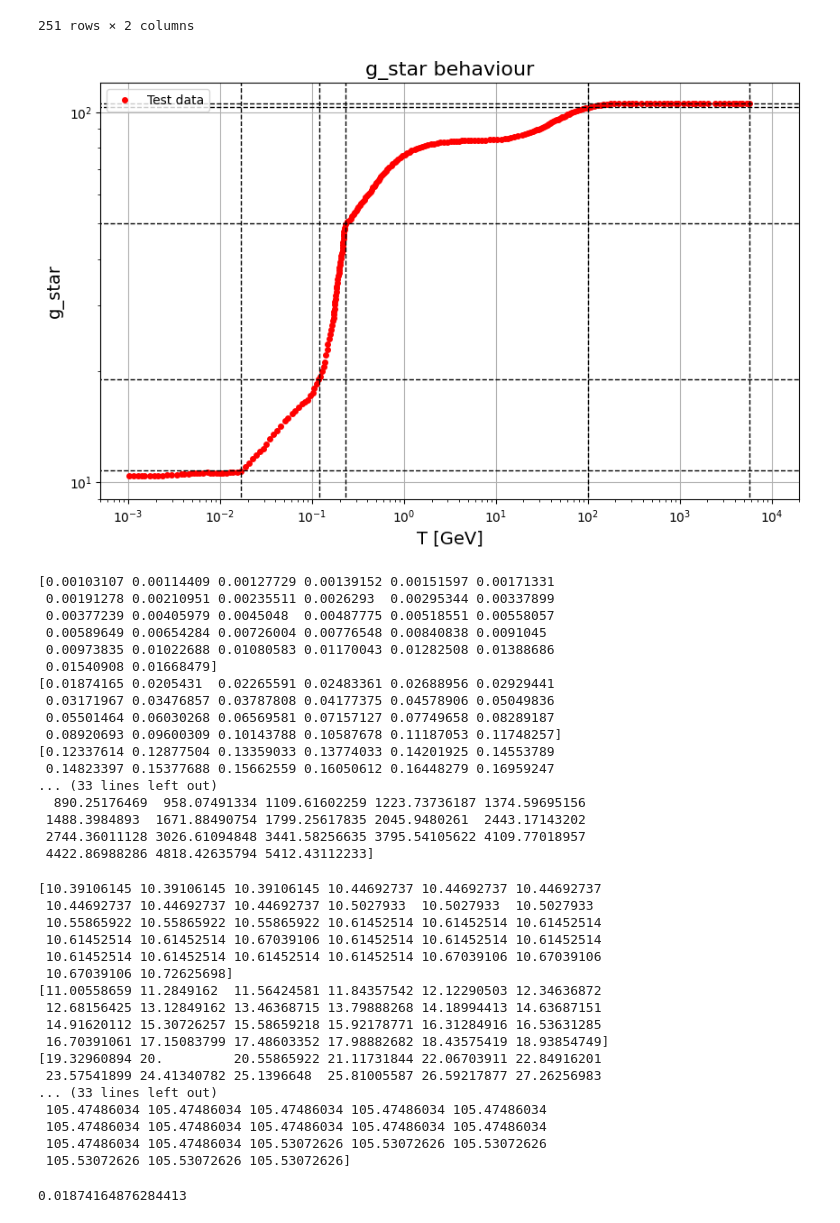
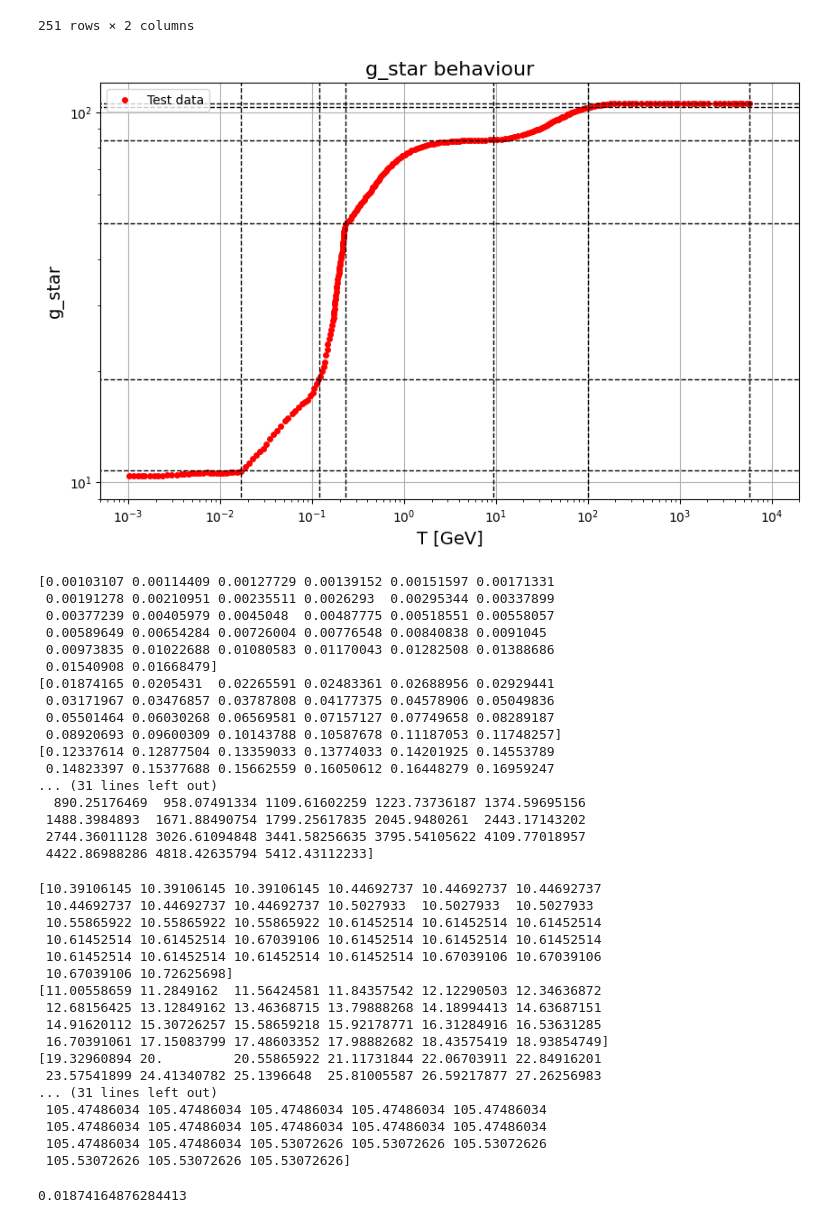
Before and after one commit to nico0407/DM-freeze-out, a Jupyter notebook: WIMP_relic_computation.ipynb, the cells around one changed output. Cells and saved outputs as stored; diff of their text form; code cells hidden in the pictures.

```diff
--- a/WIMP_relic_computation.ipynb
+++ b/WIMP_relic_computation.ipynb
@@ -45,34 +45,36 @@ df
 # %%
 data = np.loadtxt("dofdata/gstarSteigmanQCDFine.txt",delimiter = ' ')
 #data = np.loadtxt("test4multiplot.txt", dtype = str)     #if file contains multiple data types
 #data
 temp = data[:,0]
 gstar = data[:,1]
 #plot data
 plt.figure(figsize = [10,6])
 plt.plot(temp,gstar,"o", color = "red", label = "Test data", markersize=4)
 plt.title("g_star behaviour", fontsize=16)
 plt.xlabel('T [GeV]', fontsize=14)
 plt.ylabel('g_star', fontsize=14)
 plt.legend()
 plt.hlines(10.8,0.0001,100000,color='black', linestyle='dashed',linewidth=1)
 plt.hlines(19,0.0001,100000,color='black', linestyle='dashed',linewidth=1)
 plt.hlines(50,0.0001,100000,color='black', linestyle='dashed',linewidth=1)
+plt.hlines(84,0.0001,100000,color='black', linestyle='dashed',linewidth=1)
 plt.hlines(103,0.0001,100000,color='black', linestyle='dashed',linewidth=1)
 plt.hlines(105.5,0.0001,100000,color='black', linestyle='dashed',linewidth=1)
 plt.vlines(0.017,0,120,color='black', linestyle='dashed',linewidth=1)
 plt.vlines(0.12,0,120,color='black', linestyle='dashed',linewidth=1)
 plt.vlines(0.23,0,120,color='black', linestyle='dashed',linewidth=1)
+plt.vlines(9.38,0,120,color='black', linestyle='dashed',linewidth=1)
 plt.vlines(100,0,120,color='black', linestyle='dashed',linewidth=1)
 plt.vlines(5718,0,120,color='black', linestyle='dashed',linewidth=1)
 plt.ylim(9,120)
 plt.xlim(5*1E-4,20000)
 plt.xscale('log')
 plt.yscale('log')
 plt.grid(True)                                 # comment this if u do not need grid
 plt.show()
 # %% [output]
-[figure, old version]
+[figure, new version]
 # %%
 temp1 = data[0:32,0]
 #print(x1)
@@ -100,6 +106,7 @@ print(temp1)
 print(temp2)
 print(temp3)
 print(temp4)
+print(temp6)
 print(temp5)
 # %% [output]
 [0.00103107 0.00114409 0.00127729 0.00139152 0.00151597 0.00171331
@@ -114,7 +121,7 @@ print(temp5)
  0.08920693 0.09600309 0.10143788 0.10587678 0.11187053 0.11748257]
 [0.12337614 0.12877504 0.13359033 0.13774033 0.14201925 0.14553789
  0.14823397 0.15377688 0.15662559 0.16050612 0.16448279 0.16959247
-... (33 lines left out)
+... (31 lines left out)
   890.25176469  958.07491334 1109.61602259 1223.73736187 1374.59695156
  1488.3984893  1671.88490754 1799.25617835 2045.9480261  2443.17143202
  2744.36011128 3026.61094848 3441.58256635 3795.54105622 4109.77018957
@@ -124,6 +131,7 @@ print(gstar1)
 print(gstar2)
 print(gstar3)
 print(gstar4)
+print(gstar6)
 print(gstar5)
 # %% [output]
 [10.39106145 10.39106145 10.39106145 10.44692737 10.44692737 10.44692737
@@ -138,7 +146,7 @@ print(gstar5)
  16.70391061 17.15083799 17.48603352 17.98882682 18.43575419 18.93854749]
 [19.32960894 20.         20.55865922 21.11731844 22.06703911 22.84916201
  23.57541899 24.41340782 25.1396648  25.81005587 26.59217877 27.26256983
-... (33 lines left out)
+... (31 lines left out)
  105.47486034 105.47486034 105.47486034 105.47486034 105.47486034
  105.47486034 105.47486034 105.47486034 105.47486034 105.47486034
  105.47486034 105.47486034 105.53072626 105.53072626 105.53072626
```
Also changed, not shown: parts of 14 cells of this notebook.
